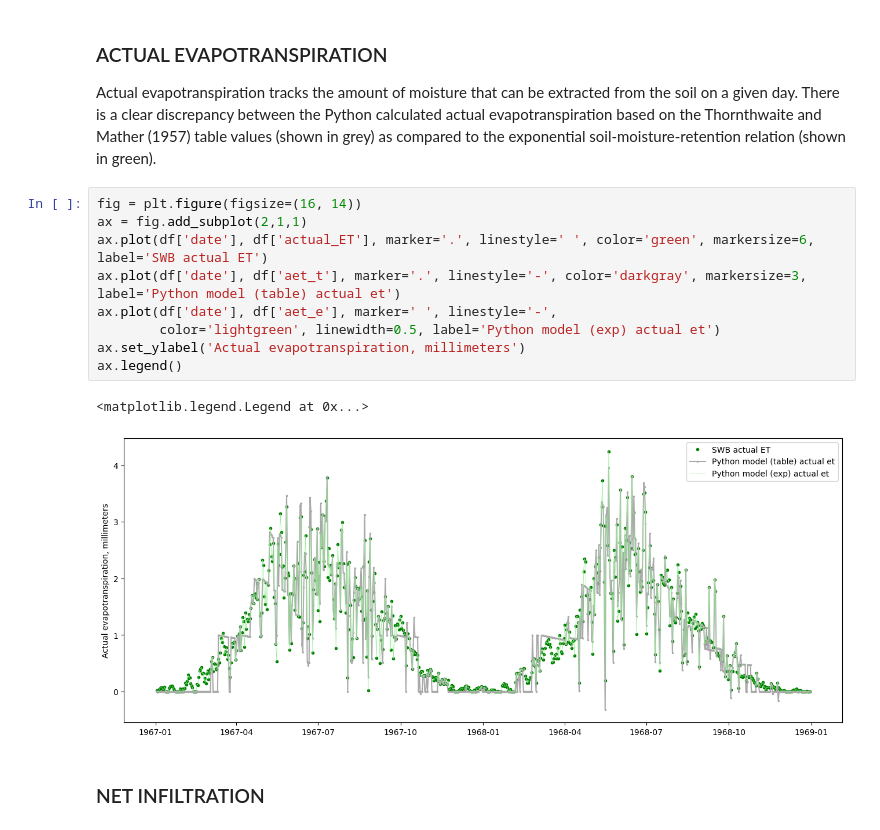
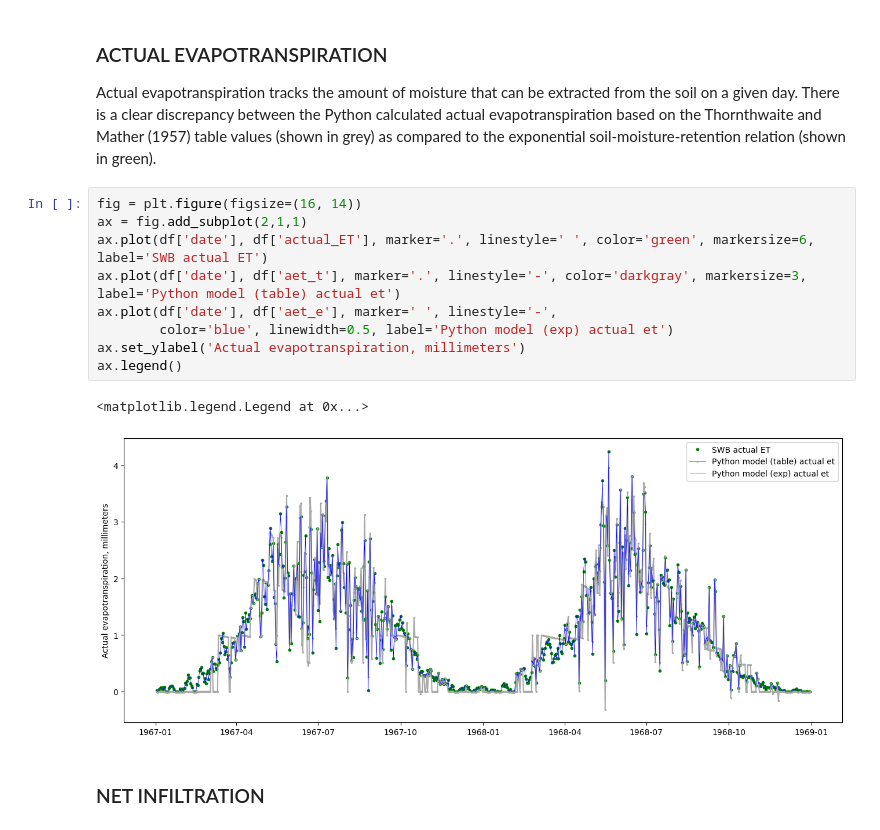
Before and after one commit to smwesten-usgs/swb2_tests, a Jupyter notebook: jupyter/01__Thornthwaite-Mather_functionality.ipynb, the cells around one changed output. Cells and saved outputs as stored; diff of their text form.

```diff
--- a/jupyter/01__Thornthwaite-Mather_functionality.ipynb
+++ b/jupyter/01__Thornthwaite-Mather_functionality.ipynb
@@ -347,15 +347,15 @@ Actual evapotranspiration tracks the amount of moisture that can be extracted fr
 # %%
 fig = plt.figure(figsize=(16, 14))
 ax = fig.add_subplot(2,1,1)
 ax.plot(df['date'], df['actual_ET'], marker='.', linestyle=' ', color='green', markersize=6, label='SWB actual ET')
 ax.plot(df['date'], df['aet_t'], marker='.', linestyle='-', color='darkgray', markersize=3, label='Python model (table) actual et')
 ax.plot(df['date'], df['aet_e'], marker=' ', linestyle='-',
-        color='lightgreen', linewidth=0.5, label='Python model (exp) actual et')
+        color='blue', linewidth=0.5, label='Python model (exp) actual et')
 ax.set_ylabel('Actual evapotranspiration, millimeters')
 ax.legend()
 # %% [output]
 <matplotlib.legend.Legend at 0x...>
-[figure, old version]
+[figure, new version]
 # %% [markdown]
 ### NET INFILTRATION
 # %%
```
Also changed, not shown: parts of 1 cell of this notebook, 2 other files.
